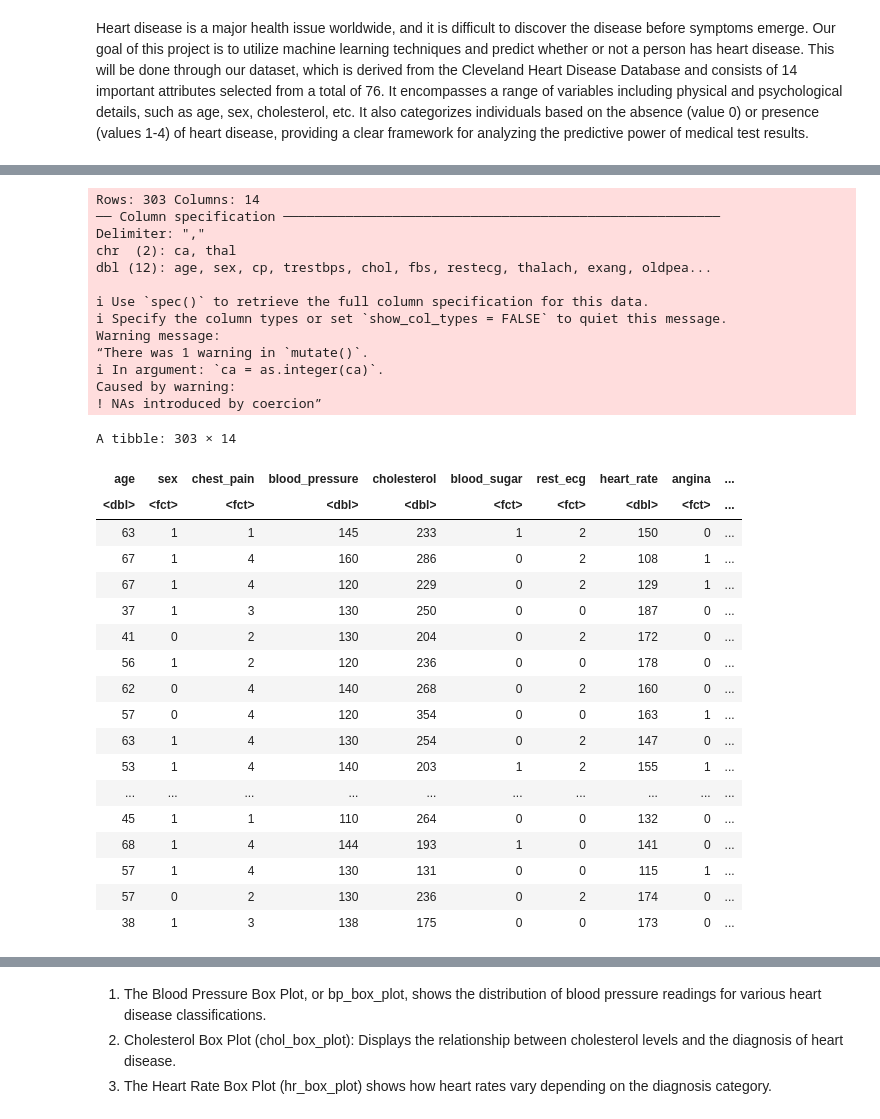
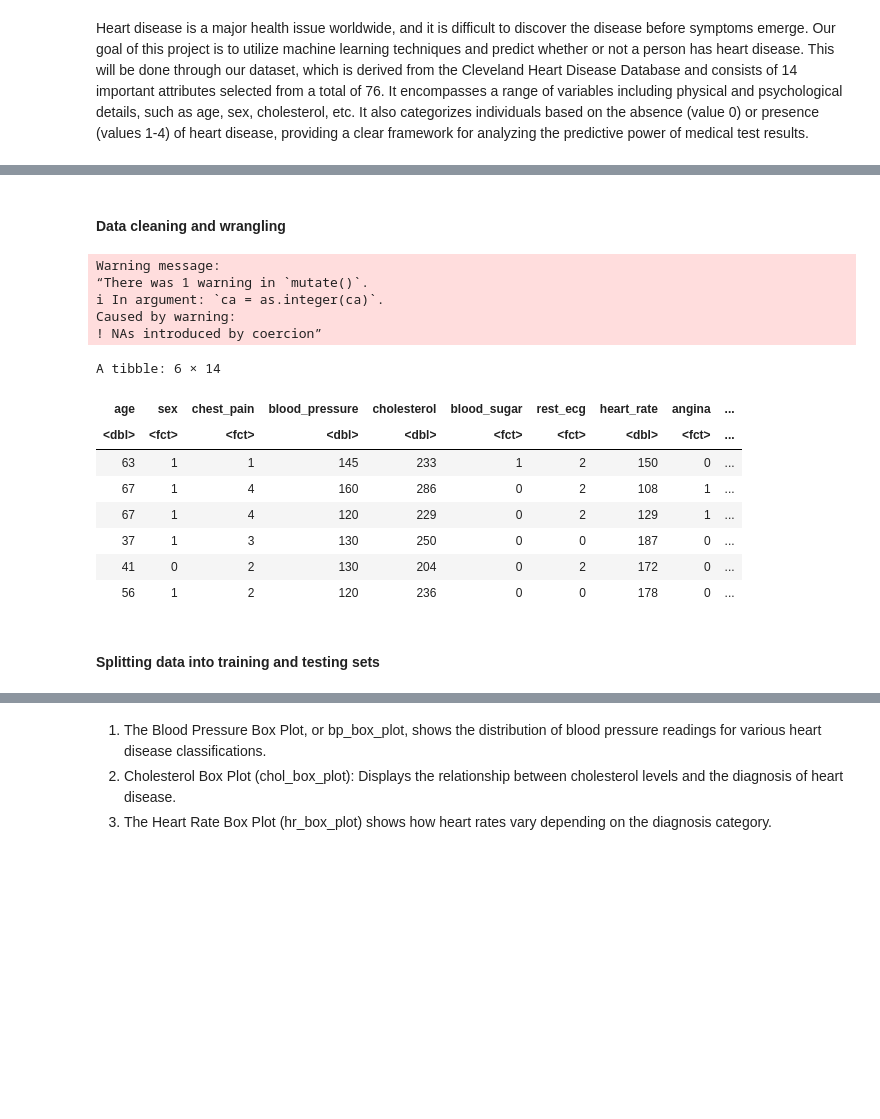
Before and after one commit to Git-Aarya/Heart-Disease-Predictor, a Jupyter notebook: project_proposal_analysis.ipynb, the cells around one changed output, grey strips where cells are left out. Cells and saved outputs as stored; diff of their text form; code cells hidden in the pictures; blank space fills up the shorter version.

```diff
--- a/project_proposal_analysis.ipynb
+++ b/project_proposal_analysis.ipynb
@@ -56,0 +35,4 @@ The following object is masked from ‘package:lubridate’:
+# %%
+cleveland_data <- read_csv("data/processed_cleveland.csv")
+
+head(cleveland_data)
@@ -57,58 +57,45 @@ The following object is masked from ‘package:lubridate’:
+# %% [markdown]
+#### Data cleaning and wrangling
 # %%
-# clean and wrangle data
-cleveland_data <- read_csv("data/processed_cleveland.csv")|>
-                mutate(sex = as_factor(sex),
-                       cp = as_factor(cp),
-                       fbs = as_factor(fbs),
-                       restecg = as_factor(restecg),
-                       exang = as_factor(exang),
-                       slope = as_factor(slope),
-                       thal = as_factor(thal),
-                       num = as_factor(num),
-                       ca = as.integer(ca))|>
-                rename(chest_pain = cp,
-                       blood_pressure = trestbps,
-                       cholesterol = chol,
-                       blood_sugar = fbs,
-                       rest_ecg = restecg,
-                       heart_rate = thalach,
-                       angina = exang,
-                       st_depression = oldpeak,
-                       num_vessels = ca,
-                       diagnosis = num)
+cleveland_data <-  cleveland_data |>
+                   mutate(num = as.factor(ifelse(is.na(num), NA, (num > 0)))) |>
+                   mutate(sex = as_factor(sex),
+                         cp = as_factor(cp),
+                         fbs = as_factor(fbs),
+                         restecg = as_factor(restecg),
+                         exang = as_factor(exang),
+                         slope = as_factor(slope),
+                         thal = as_factor(thal),
+                         num = as_factor(num),
+                         ca = as.integer(ca))|>
+                   rename(chest_pain = cp,
+                          blood_pressure = trestbps,
+                          cholesterol = chol,
+                          blood_sugar = fbs,
+                          rest_ecg = restecg,
+                          heart_rate = thalach,
+                          angina = exang,
+                          st_depression = oldpeak,
+                          num_vessels = ca,
+                          diagnosis = num) |>
+                    na.omit()
 
-cleveland_data
+head(cleveland_data)
 # %% [output]
-Rows: 303 Columns: 14
-── Column specification ────────────────────────────────────────────────────────
-Delimiter: ","
-chr  (2): ca, thal
-dbl (12): age, sex, cp, trestbps, chol, fbs, restecg, thalach, exang, oldpea...
-
-ℹ Use `spec()` to retrieve the full column specification for this data.
-ℹ Specify the column types or set `show_col_types = FALSE` to quiet this message.
 Warning message:
 “There was 1 warning in `mutate()`.
 ℹ In argument: `ca = as.integer(ca)`.
 Caused by warning:
 ! NAs introduced by coercion”
-A tibble: 303 × 14
+A tibble: 6 × 14
 | age | sex | chest_pain | blood_pressure | cholesterol | blood_sugar | rest_ecg | heart_rate | angina | ... |
 | <dbl> | <fct> | <fct> | <dbl> | <dbl> | <fct> | <fct> | <dbl> | <fct> | ... |
 | 63 | 1 | 1 | 145 | 233 | 1 | 2 | 150 | 0 | ... |
 | 67 | 1 | 4 | 160 | 286 | 0 | 2 | 108 | 1 | ... |
 | 67 | 1 | 4 | 120 | 229 | 0 | 2 | 129 | 1 | ... |
 | 37 | 1 | 3 | 130 | 250 | 0 | 0 | 187 | 0 | ... |
 | 41 | 0 | 2 | 130 | 204 | 0 | 2 | 172 | 0 | ... |
 | 56 | 1 | 2 | 120 | 236 | 0 | 0 | 178 | 0 | ... |
-| 62 | 0 | 4 | 140 | 268 | 0 | 2 | 160 | 0 | ... |
-| 57 | 0 | 4 | 120 | 354 | 0 | 0 | 163 | 1 | ... |
-| 63 | 1 | 4 | 130 | 254 | 0 | 2 | 147 | 0 | ... |
-| 53 | 1 | 4 | 140 | 203 | 1 | 2 | 155 | 1 | ... |
-| ... | ... | ... | ... | ... | ... | ... | ... | ... | ... |
-| 45 | 1 | 1 | 110 | 264 | 0 | 0 | 132 | 0 | ... |
-| 68 | 1 | 4 | 144 | 193 | 1 | 0 | 141 | 0 | ... |
-| 57 | 1 | 4 | 130 | 131 | 0 | 0 | 115 | 1 | ... |
-| 57 | 0 | 2 | 130 | 236 | 0 | 2 | 174 | 0 | ... |
-| 38 | 1 | 3 | 138 | 175 | 0 | 0 | 173 | 0 | ... |
+# %% [markdown]
+#### Splitting data into training and testing sets
 # %%
```
Also changed, not shown: parts of 23 cells of this notebook.
